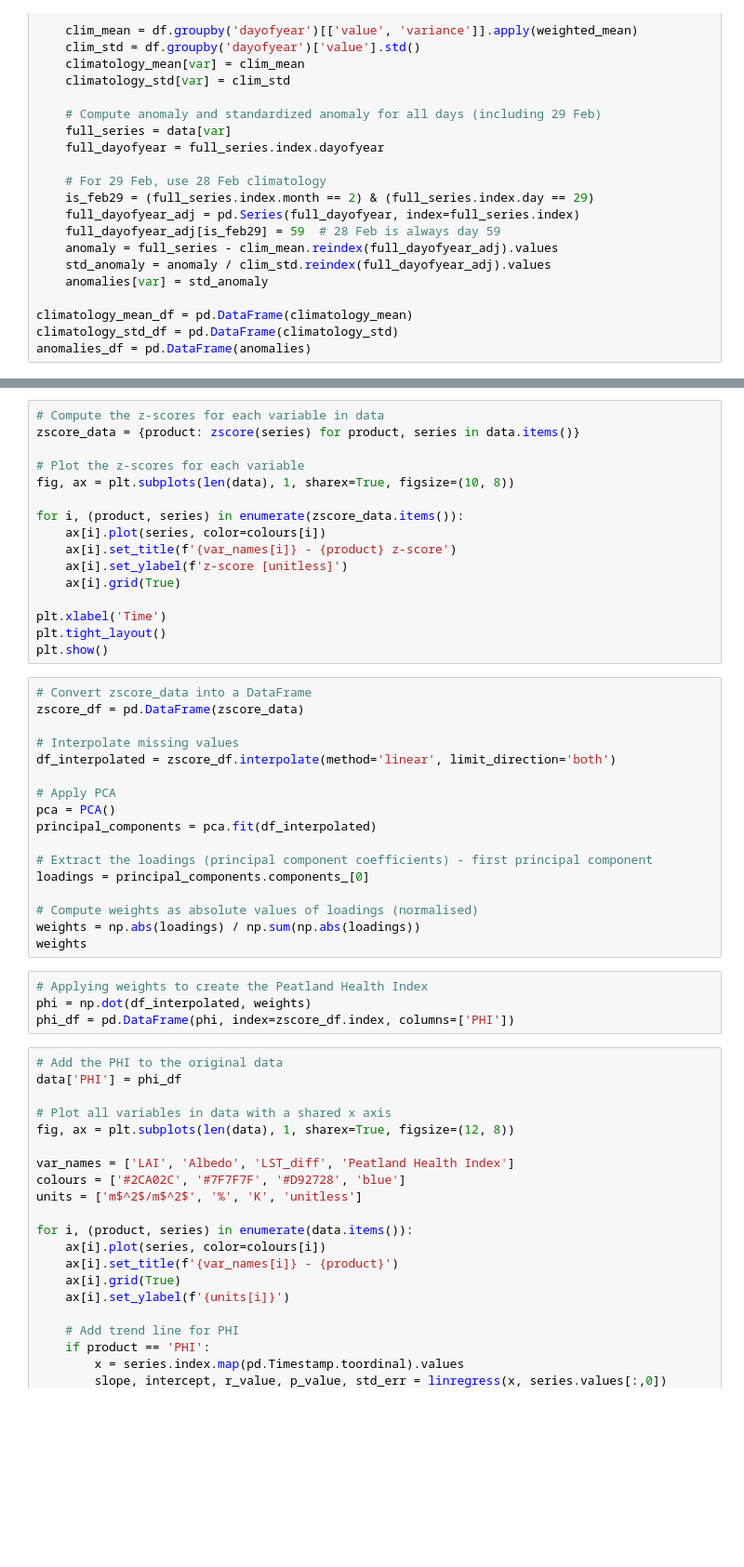
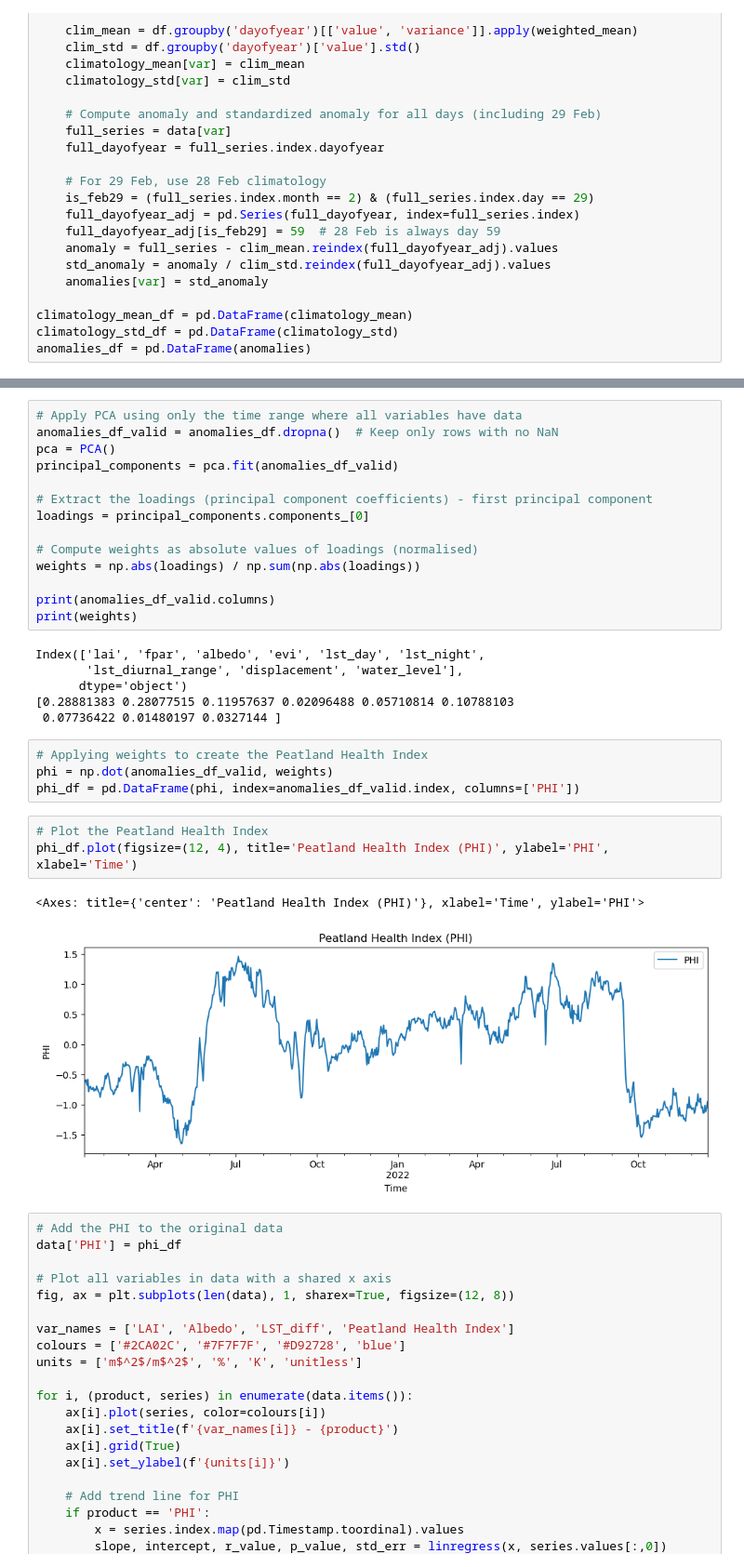
Before and after one commit to Assimila/wpl-notebooks, a Jupyter notebook: stats/indicators_degero.ipynb, the cells around one changed output, grey strips where cells are left out. Shown at 93% size. Drawn from its saved outputs; the diff is of its cells as text; blank space fills up the shorter version.

Commit message:
Climatologies, anomalies and loadings from PCA computed

```diff
--- a/stats/indicators_degero.ipynb
+++ b/stats/indicators_degero.ipynb
@@ -138,43 +138,36 @@ for var in anomalies_df.columns:
 [figure]
 [figure]
 ... (6 outputs left out)
-# %%
-# Compute the z-scores for each variable in data
-zscore_data = {product: zscore(series) for product, series in data.items()}
-
-# Plot the z-scores for each variable
-fig, ax = plt.subplots(len(data), 1, sharex=True, figsize=(10, 8))
-
-for i, (product, series) in enumerate(zscore_data.items()):
-    ax[i].plot(series, color=colours[i])
-    ax[i].set_title(f'{var_names[i]} - {product} z-score')
-    ax[i].set_ylabel(f'z-score [unitless]')
-    ax[i].grid(True)
-
-plt.xlabel('Time')
-plt.tight_layout()
-plt.show()
 # %%
-# Convert zscore_data into a DataFrame
-zscore_df = pd.DataFrame(zscore_data)
-
-# Interpolate missing values
-df_interpolated = zscore_df.interpolate(method='linear', limit_direction='both')
-
-# Apply PCA
+# Apply PCA using only the time range where all variables have data
+anomalies_df_valid = anomalies_df.dropna()  # Keep only rows with no NaN
 pca = PCA()
-principal_components = pca.fit(df_interpolated)
+principal_components = pca.fit(anomalies_df_valid)
 
 # Extract the loadings (principal component coefficients) - first principal component
 loadings = principal_components.components_[0]
 
 # Compute weights as absolute values of loadings (normalised)
 weights = np.abs(loadings) / np.sum(np.abs(loadings))
-weights
+
+print(anomalies_df_valid.columns)
+print(weights)
+# %% [output]
+Index(['lai', 'fpar', 'albedo', 'evi', 'lst_day', 'lst_night',
+       'lst_diurnal_range', 'displacement', 'water_level'],
+      dtype='object')
+[0.28881383 0.28077515 0.11957637 0.02096488 0.05710814 0.10788103
+ 0.07736422 0.01480197 0.0327144 ]
 # %%
 # Applying weights to create the Peatland Health Index
-phi = np.dot(df_interpolated, weights)
-phi_df = pd.DataFrame(phi, index=zscore_df.index, columns=['PHI'])
+phi = np.dot(anomalies_df_valid, weights)
+phi_df = pd.DataFrame(phi, index=anomalies_df_valid.index, columns=['PHI'])
+# %%
+# Plot the Peatland Health Index
+phi_df.plot(figsize=(12, 4), title='Peatland Health Index (PHI)', ylabel='PHI', xlabel='Time')
+# %% [output]
+<Axes: title={'center': 'Peatland Health Index (PHI)'}, xlabel='Time', ylabel='PHI'>
+[figure, added]
 # %%
 # Add the PHI to the original data
 data['PHI'] = phi_df
```
Also changed, not shown: parts of 3 cells of this notebook, 3 other files.
